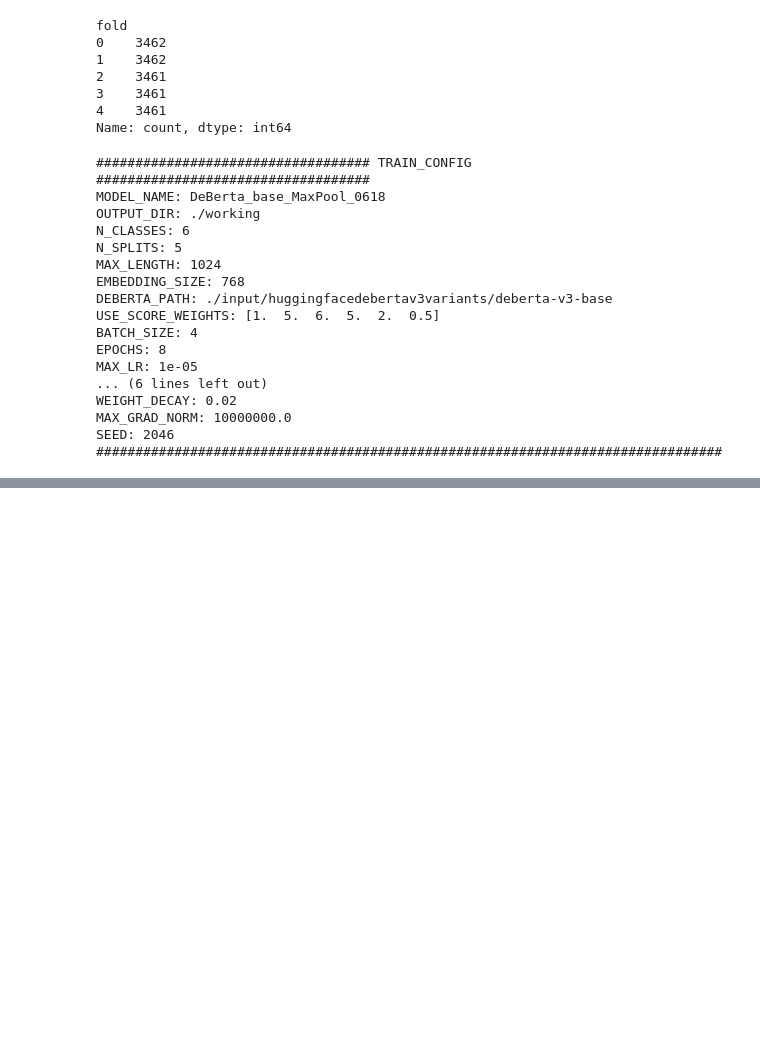
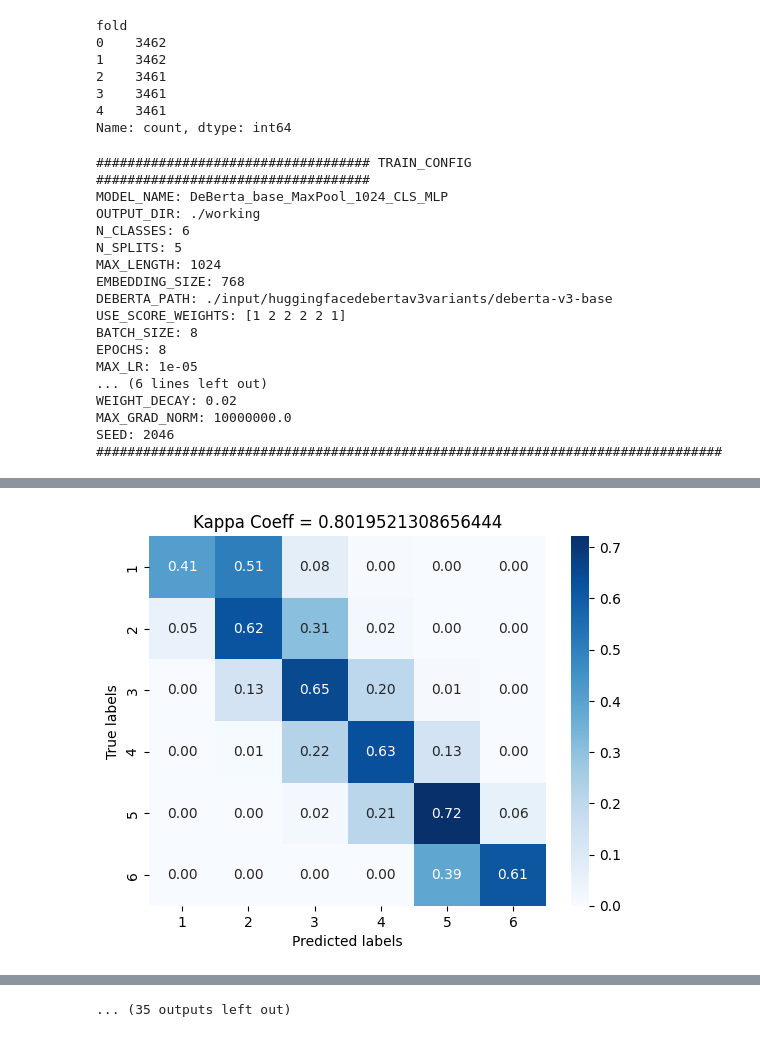
Before and after one commit to AzimuthLI/aes_text_classification, a Jupyter notebook: aes-deberta-v3-1024-train.ipynb, the cells around one changed output, grey strips where cells are left out. Cells and saved outputs as stored; diff of their text form; code cells hidden in the pictures; blank space fills up the shorter version.

```diff
--- a/aes-deberta-v3-1024-train.ipynb
+++ b/aes-deberta-v3-1024-train.ipynb
@@ -78,15 +71,15 @@ print('Using device:', DEVICE)
 Using device: cuda
 # %%
 class TRAIN_CONFIG:
-    MODEL_NAME="DeBerta_base_MaxPool_0618"
+    MODEL_NAME="DeBerta_base_MaxPool_1024_CLS_MLP"
     OUTPUT_DIR=f"{platform}/working"
     N_CLASSES=6
     N_SPLITS=5
     MAX_LENGTH=1024
     EMBEDDING_SIZE = 768
     DEBERTA_PATH = f"{MODEL_DIR}/deberta-v3-base"
-    USE_SCORE_WEIGHTS = np.array([1, 5, 6, 5, 2, 0.5]) #np.array([1, 1, 1, 1, 1, 1]) #
-    BATCH_SIZE = 4
+    USE_SCORE_WEIGHTS = np.array([1, 2, 2, 2, 2, 1]) #np.array([1, 1, 1, 1, 1, 1]) #np.array([1, 3, 6, 5, 2, 0.5])
+    BATCH_SIZE = 8
     EPOCHS = 8 #5
     MAX_LR = 1e-5
     LR_FINAL_DIV= 1000
@@ -259,13 +252,13 @@ class DeBERTaGRUClassifier(nn.Module):
         self.berta = AutoModel.from_pretrained(embedding_model, config=config)
         # self.pooling = SelfAttentionPooling(hidden_size)
 
-        #self.mlp = nn.Sequential(
-        #    nn.Linear(self.mlp_hidden_size, self.mlp_hidden_size//2),
-        #    nn.SiLU(),
-        #    nn.Linear(self.mlp_hidden_size//2, n_classes)
-        #)
+        self.mlp = nn.Sequential(
+           nn.Linear(self.mlp_hidden_size, self.mlp_hidden_size//2),
+           nn.GELU(),
+           nn.Linear(self.mlp_hidden_size//2, n_classes)
+        )
 
-        self.linear = nn.Linear(self.mlp_hidden_size, n_classes)
+        # self.linear = nn.Linear(self.mlp_hidden_size, n_classes)
 
     def forward(self, input_ids, attention_mask):
 
@@ -275,19 +268,20 @@ class DeBERTaGRUClassifier(nn.Module):
             attention_mask = attention_mask,
         )
 
-        embeddings = berta_outputs['last_hidden_state']
-        embeddings.masked_fill_((attention_mask==0).unsqueeze(-1), float("-inf"))
-        embeddings = embeddings.permute(0, 2, 1)
+        # Using CLS token for pooling
+        embeddings = berta_outputs['last_hidden_state'][:, 0, :]
 
         # pass pooling
+        # embeddings.masked_fill_((attention_mask==0).unsqueeze(-1), float("-inf"))
+        # embeddings = embeddings.permute(0, 2, 1)
         # pooled_hidden_state = self.pooling(embeddings)
-        pooled_hidden_state = F.max_pool1d(embeddings, kernel_size=embeddings.size(-1)).squeeze(-1)
+        # pooled_hidden_state = F.max_pool1d(embeddings, kernel_size=embeddings.size(-1)).squeeze(-1)
 
-        logits = self.linear(pooled_hidden_state)
+        logits = self.mlp(embeddings)
 
         output = {
             'logits': logits,
-            'hidden_state': pooled_hidden_state
+            'hidden_state': embeddings
         }
 
         return output
@@ -659,7 +653,7 @@ def run_training(train_ds, df_folds, weights=TRAIN_CONFIG.USE_SCORE_WEIGHTS, log
         'collate_fn': collate_fn
     }
 
-    for fold_id in range(TRAIN_CONFIG.N_SPLITS):
+    for fold_id in range(0, TRAIN_CONFIG.N_SPLITS):
         tik = time()
 
         train_folds, valid_folds = prepare_data(df_folds, fold_id, train_ds)
@@ -738,18 +732,26 @@ for k, v in TRAIN_CONFIG.__dict__.items():
 logger.info(f"{'#'*80}")
 
 # Run Training
-result = run_training(train_ds, df_folds, weights=TRAIN_CONFIG.USE_SCORE_WEIGHTS, logger=logger, display_cm=True, display_loss=True)
+result = run_training(
+    train_ds,
+    df_folds,
+    weights=TRAIN_CONFIG.USE_SCORE_WEIGHTS,
+    logger=logger,
+    display_cm=True,
+    display_loss=True,
+    use_tqdm=True
+    )
 # %% [output]
 ################################### TRAIN_CONFIG ###################################
-MODEL_NAME: DeBerta_base_MaxPool_0618
+MODEL_NAME: DeBerta_base_MaxPool_1024_CLS_MLP
 OUTPUT_DIR: ./working
 N_CLASSES: 6
 N_SPLITS: 5
 MAX_LENGTH: 1024
 EMBEDDING_SIZE: 768
 DEBERTA_PATH: ./input/huggingfacedebertav3variants/deberta-v3-base
-USE_SCORE_WEIGHTS: [1.  5.  6.  5.  2.  0.5]
-BATCH_SIZE: 4
+USE_SCORE_WEIGHTS: [1 2 2 2 2 1]
+BATCH_SIZE: 8
 EPOCHS: 8
 MAX_LR: 1e-05
 ... (6 lines left out)
@@ -764,0 +777 @@ Epoch 3 - Train Loss: 19.5391 - Valid Loss: 0.7610 - Elapsed Time: 1443.37s
+[figure, added]
@@ -765,3 +781,4 @@ Epoch 3 - Train Loss: 19.5391 - Valid Loss: 0.7610 - Elapsed Time: 1443.37s
+... (35 outputs left out)
 # %%
 oof = result['oof']
 display(oof.head(10))
```
Also changed, not shown: parts of 6 cells of this notebook.
